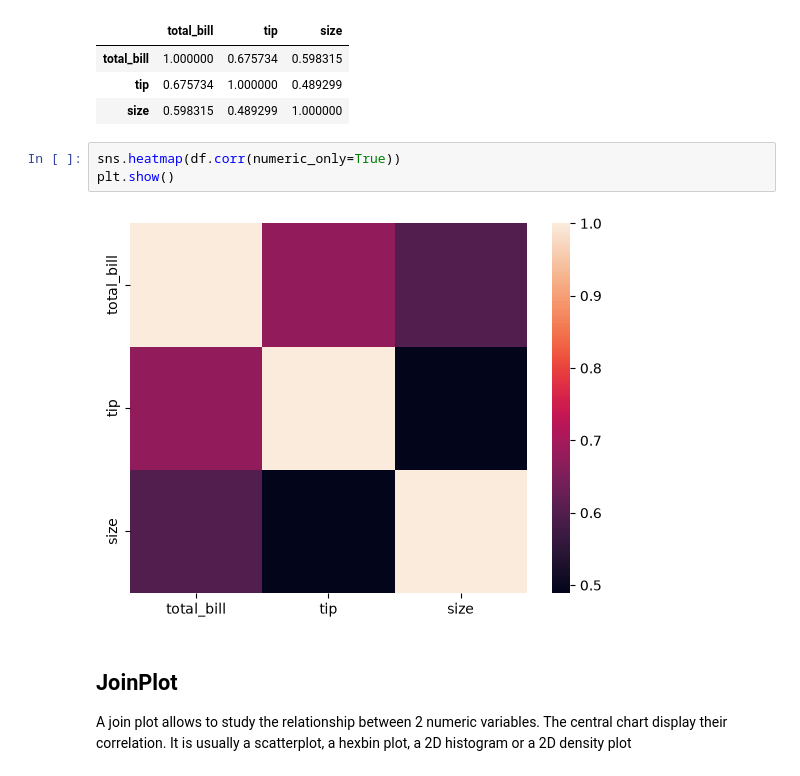
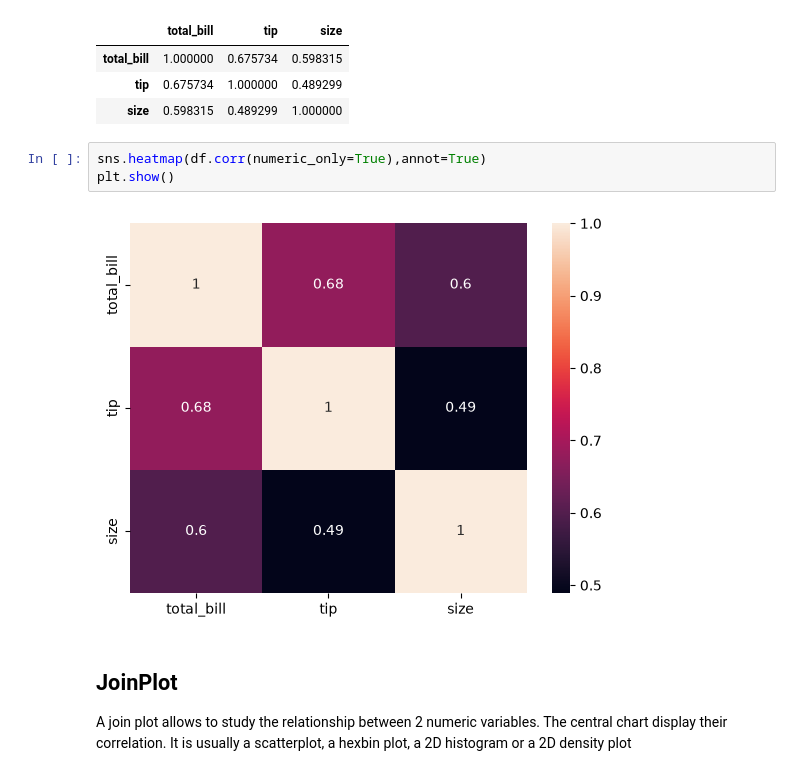
Before and after one commit to laxmanclinilaunch-hub/python-10-11am-, a Jupyter notebook: 2.EDA/matplot&seaborn.ipynb, the cells around one changed output. Saved outputs shown, nothing was run; the diff lists cells and outputs as text.

```diff
--- a/2.EDA/matplot&seaborn.ipynb
+++ b/2.EDA/matplot&seaborn.ipynb
@@ -128,10 +135,10 @@ df.corr(numeric_only=True)
 | tip | 0.675734 | 1.000000 | 0.489299 |
 | size | 0.598315 | 0.489299 | 1.000000 |
 # %%
-sns.heatmap(df.corr(numeric_only=True))
+sns.heatmap(df.corr(numeric_only=True),annot=True)
 plt.show()
 # %% [output]
-[figure, old version]
+[figure, new version]
 # %% [markdown]
 ## JoinPlot
 A join plot allows to study the relationship between 2 numeric variables. The central chart display their correlation. It is usually a scatterplot, a hexbin plot, a 2D histogram or a 2D density plot
```
Also changed, not shown: parts of 16 cells of this notebook, 5 other files.
